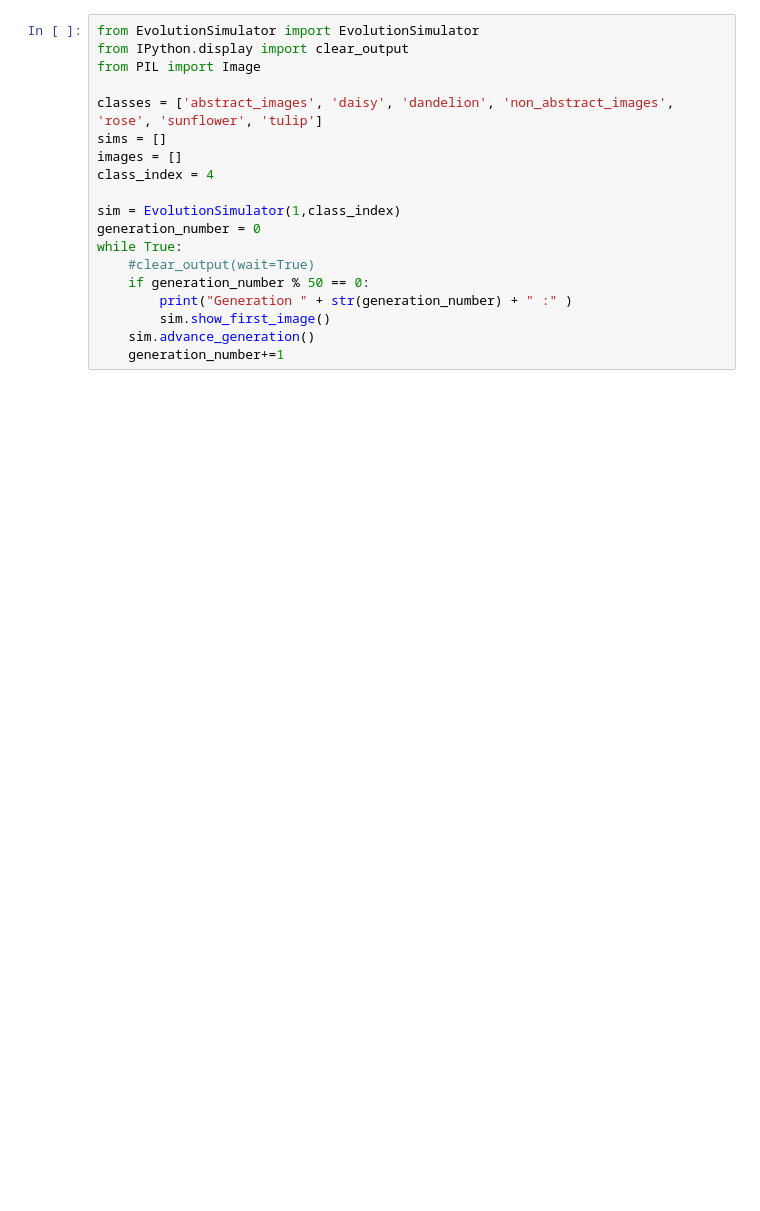
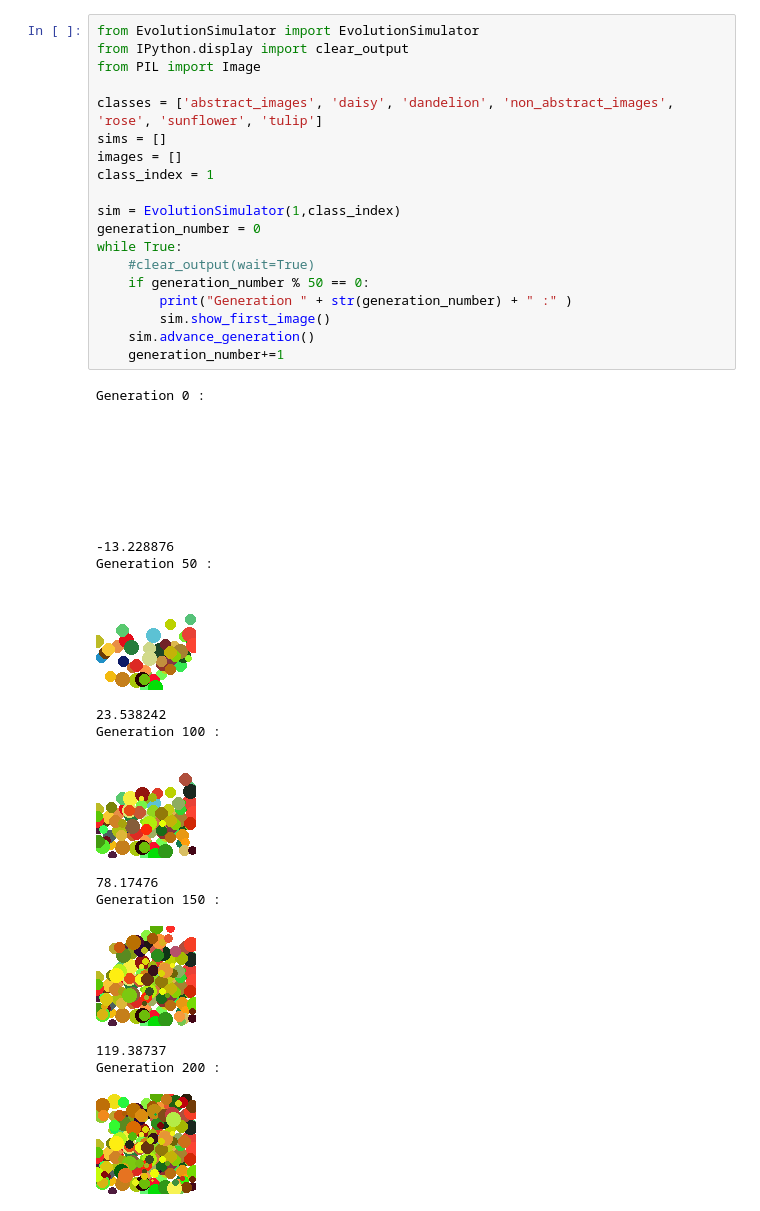
Before and after one commit to NevinG/AIM-Spring-2023-Team-Nevin, a Jupyter notebook: Nevin/main.ipynb, the cells around one changed output. Saved outputs shown, nothing was run; the diff lists cells and outputs as text; blank space fills up the shorter version.

```diff
--- a/Nevin/main.ipynb
+++ b/Nevin/main.ipynb
@@ -27,19 +27,34 @@ while True:
 # %%
 from EvolutionSimulator import EvolutionSimulator
 from IPython.display import clear_output
 from PIL import Image
 
 classes = ['abstract_images', 'daisy', 'dandelion', 'non_abstract_images', 'rose', 'sunflower', 'tulip']
 sims = []
 images = []
-class_index = 4
+class_index = 1
 
 sim = EvolutionSimulator(1,class_index)
 generation_number = 0
 while True:
     #clear_output(wait=True)
     if generation_number % 50 == 0:
         print("Generation " + str(generation_number) + " :" )
         sim.show_first_image()
     sim.advance_generation()
     generation_number+=1
+# %% [output]
+Generation 0 :
+[figure, added]
+-13.228876
+Generation 50 :
+[figure, added]
+23.538242
+Generation 100 :
+[figure, added]
+78.17476
+Generation 150 :
+[figure, added]
+119.38737
+Generation 200 :
+[figure, added]
```
Also changed, not shown: parts of 2 cells of this notebook, 16 other files.
